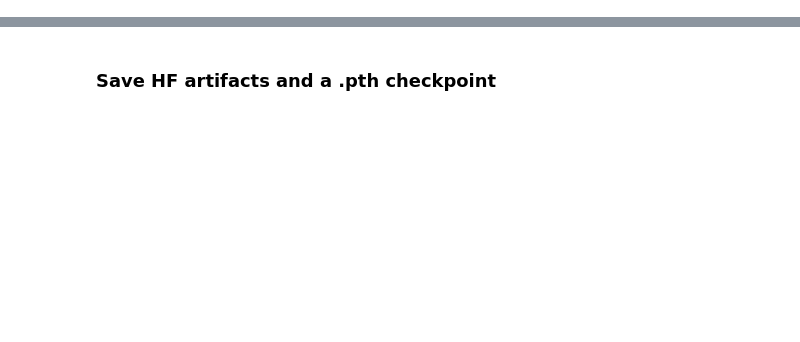
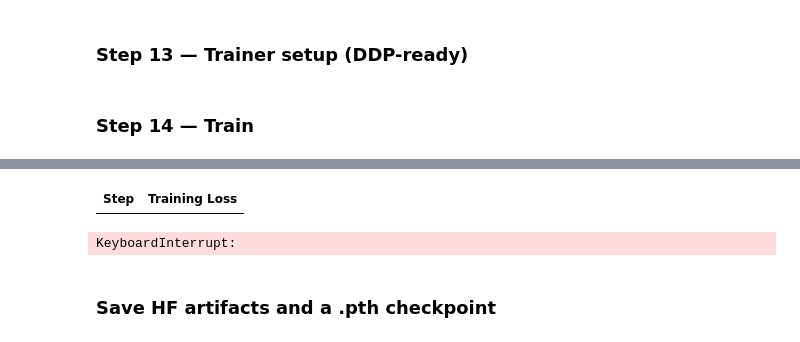
Before and after one commit to Estaed/CDU_IT_CODEFAIR_Artifical_Intelligence, a Jupyter notebook: src/Kriol to English.ipynb, the cells around one changed output, grey strips where cells are left out. Saved outputs shown, nothing was run; the diff lists cells and outputs as text; code cells hidden in the pictures; blank space fills up the shorter version.

```diff
--- a/src/Kriol to English.ipynb
+++ b/src/Kriol to English.ipynb
@@ -314,0 +675,2 @@ The tokenizer has new PAD/BOS/EOS tokens that differ from the model config and g
+# %% [markdown]
+### Step 13 — Trainer setup (DDP-ready)
@@ -314,0 +707,47 @@ The tokenizer has new PAD/BOS/EOS tokens that differ from the model config and g
+# %%
+label_pad_token_id = -100
+collator = DataCollatorForSeq2Seq(tokenizer=tokenizer, label_pad_token_id=label_pad_token_id, padding=True)
+
+
+args = TrainingArguments(
+    output_dir=CFG.OUTPUT_DIR,
+    num_train_epochs=CFG.NUM_EPOCHS,
+    per_device_train_batch_size=CFG.BATCH_SIZE,
+    per_device_eval_batch_size=CFG.BATCH_SIZE,
+    learning_rate=CFG.LR,
+    warmup_steps=CFG.WARMUP_STEPS,
+    gradient_accumulation_steps=CFG.GRAD_ACCUM_STEPS,
+    label_smoothing_factor=CFG.LABEL_SMOOTHING,
+    optim="adamw_torch",
+    logging_steps=CFG.LOGGING_STEPS,
+    save_steps=CFG.SAVE_STEPS,
+    save_total_limit=CFG.SAVE_TOTAL_LIMIT,
+    fp16=CFG.FP16,
+    report_to=CFG.REPORT_TO,
+    eval_accumulation_steps=1,
+    remove_unused_columns=False,
+    label_names=["labels"],
+)
+
+trainer = CleanSeq2SeqTrainer(
+    model=model,
+    args=args,
+    train_dataset=train_ds,
+    eval_dataset=val_ds,
+    tokenizer=tokenizer,
+    data_collator=collator,
+)
+# %% [markdown]
+### Step 14 — Train
+# %%
+
+trainer.train()
+
+# Evaluate once to log metrics
+metrics = trainer.evaluate()
+print("eval_loss:", metrics.get("eval_loss"))
+
+# Launch TensorBoard from notebook
+%load_ext tensorboard
+%tensorboard --logdir "../model"
+# %% [output]
@@ -315,3 +755,5 @@ The tokenizer has new PAD/BOS/EOS tokens that differ from the model config and g
+| Step | Training Loss |
+KeyboardInterrupt:
 # %% [markdown]
 ### Save HF artifacts and a .pth checkpoint
 # %%
```
Also changed, not shown: parts of 55 cells of this notebook, 3 other files.
